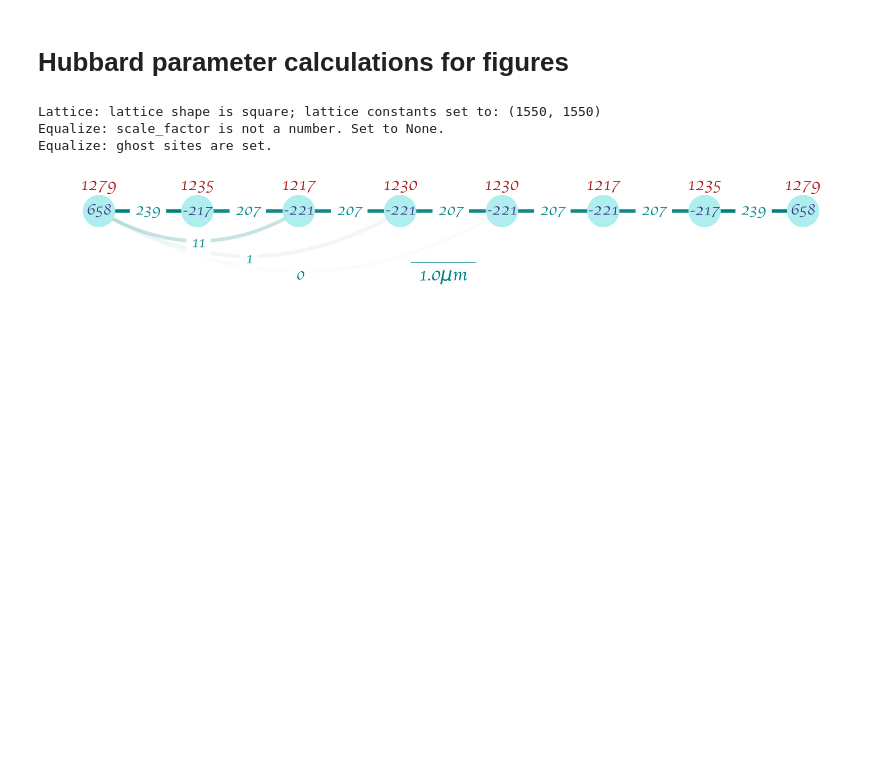
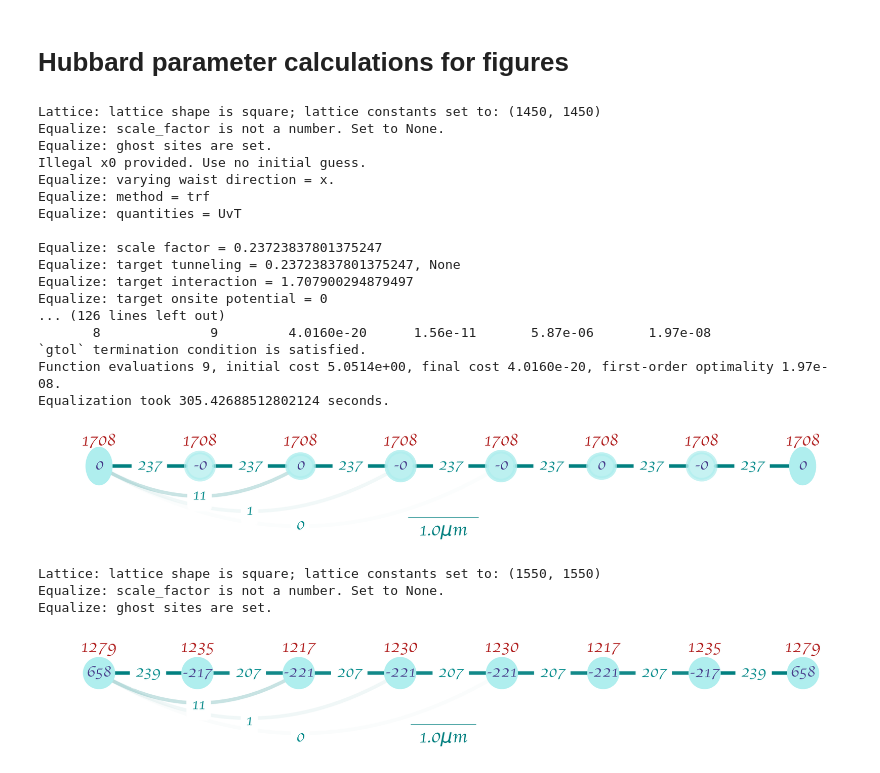
Before and after one commit to htwei17/HubbardTweezer, a Jupyter notebook: HubbardTweezer/src/figures.ipynb, the cells around one changed output. Saved outputs shown, nothing was run; the diff lists cells and outputs as text; code cells hidden in the pictures; blank space fills up the shorter version.

```diff
--- a/HubbardTweezer/src/figures.ipynb
+++ b/HubbardTweezer/src/figures.ipynb
@@ -8,6 +8,56 @@
 %autoreload 2
 
 import numpy as np
+# %%
+from Hubbard.plot import *
+import numpy as np
+from Hubbard.io import *
+
+N = 20
+L = 8
+Ly = 1
+d = 3
+shape = 'square'
+w = 'x'
+eqt = 'UvT'
+R0 = np.array([3, 3, 7.2])
+G = HubbardGraph(N,
+                 R0=R0,
+                 lattice=np.array([L, Ly], dtype=int),
+                 trap=(73.0219, 1000),
+                 lc=1450,
+                 ascatt=1770,
+                 laser=780,
+                 band=1,
+                 dim=d,
+                 sparse=True,
+                 shape=shape,
+                 waist=w,
+                 equalize=True,
+                 eqtarget=eqt,
+                 lattice_symmetry=True,
+                 symmetry=True,
+                 verbosity=0)
+G.draw_graph(nnn=True)
+# %% [output]
+Lattice: lattice shape is square; lattice constants set to: (1450, 1450)
+Equalize: scale_factor is not a number. Set to None.
+Equalize: ghost sites are set.
+Illegal x0 provided. Use no initial guess.
+Equalize: varying waist direction = x.
+Equalize: method = trf
+Equalize: quantities = UvT
+
+Equalize: scale factor = 0.23723837801375247
+Equalize: target tunneling = 0.23723837801375247, None
+Equalize: target interaction = 1.707900294879497
+Equalize: target onsite potential = 0
+... (126 lines left out)
+       8              9         4.0160e-20      1.56e-11       5.87e-06       1.97e-08
+`gtol` termination condition is satisfied.
+Function evaluations 9, initial cost 5.0514e+00, final cost 4.0160e-20, first-order optimality 1.97e-08.
+Equalization took 305.42688512802124 seconds.
+[figure, added]
 # %%
 from Hubbard.plot import *
 import numpy as np
```
Also changed, not shown: parts of 1 cell of this notebook, 5 other files.
